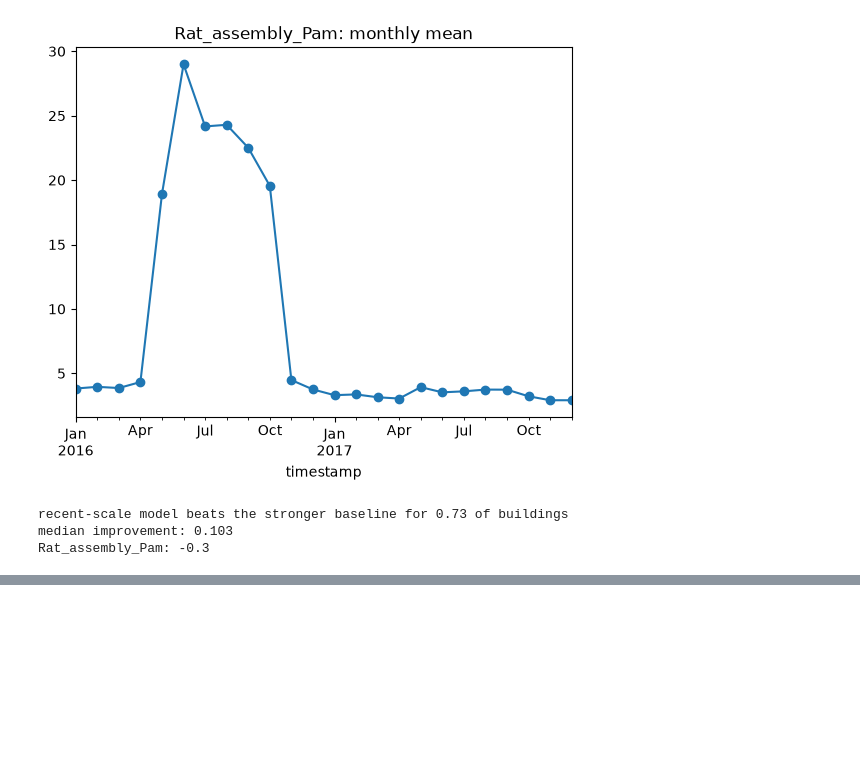
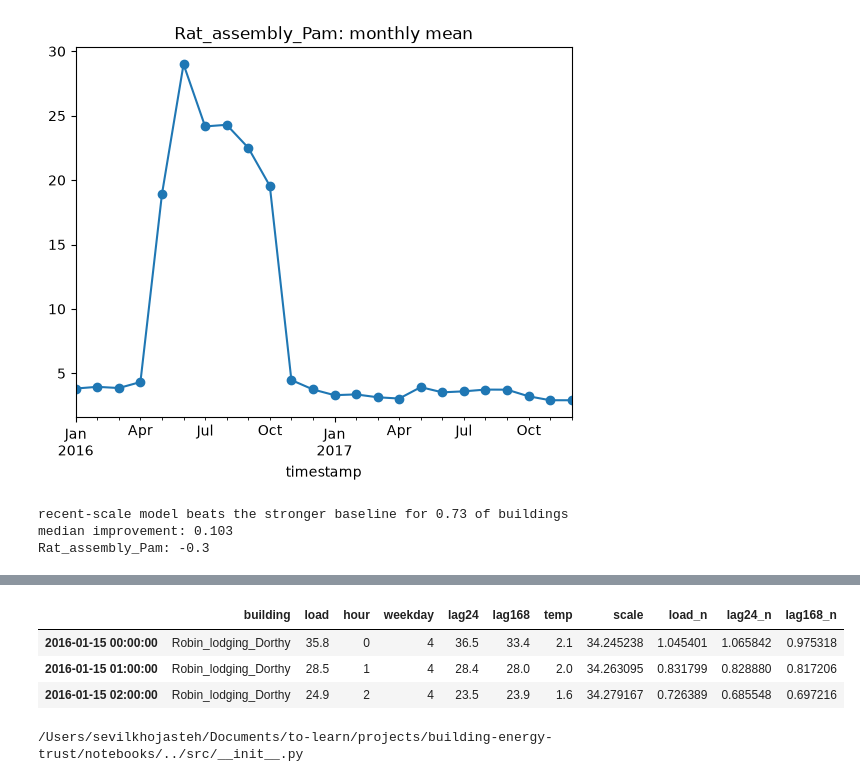
Before and after one commit to sevilkhojasteh/building-energy-trust, a Jupyter notebook: notebooks/02_first_model.ipynb, the cells around one changed output, grey strips where cells are left out. Cells and saved outputs as stored; diff of their text form; code cells hidden in the pictures; blank space fills up the shorter version.

Commit message:
Move feature building to src/features.py; log scale comparison

```diff
--- a/notebooks/02_first_model.ipynb
+++ b/notebooks/02_first_model.ipynb
@@ -243,0 +308,30 @@ Rat_assembly_Pam: -0.3
+# %%
+
+def make_features(b, df_clean, temp):
+    """Feature table for one building: one row per hour."""
+    site = b.split("_")[0]
+    s = df_clean[b]
+    recent = s.shift(24).rolling(168, min_periods=24).mean()
+    feat = pd.DataFrame({"building": b, "load": s, "hour": s.index.hour,
+                         "weekday": s.index.weekday, "lag24": s.shift(24),
+                         "lag168": s.shift(168), "temp": temp[site],
+                         "scale": recent.where(recent > 0.01)})
+    for col in ["load", "lag24", "lag168"]:
+        feat[col + "_n"] = feat[col] / feat["scale"]
+    return feat
+# %%
+sys.path.append("..")
+from src.features import make_features
+
+feat = make_features("Robin_lodging_Dorthy", df_clean, temp)
+feat.loc["2016-01-15"].head(3)
+# %% [output]
+|  | building | load | hour | weekday | lag24 | lag168 | temp | scale | load_n | lag24_n | lag168_n |
+| 2016-01-15 00:00:00 | Robin_lodging_Dorthy | 35.8 | 0 | 4 | 36.5 | 33.4 | 2.1 | 34.245238 | 1.045401 | 1.065842 | 0.975318 |
+| 2016-01-15 01:00:00 | Robin_lodging_Dorthy | 28.5 | 1 | 4 | 28.4 | 28.0 | 2.0 | 34.263095 | 0.831799 | 0.828880 | 0.817206 |
+| 2016-01-15 02:00:00 | Robin_lodging_Dorthy | 24.9 | 2 | 4 | 23.5 | 23.9 | 1.6 | 34.279167 | 0.726389 | 0.685548 | 0.697216 |
+# %%
+import src
+print(src.__file__)
+# %% [output]
+/Users/sevilkhojasteh/Documents/to-learn/projects/building-energy-trust/notebooks/../src/__init__.py
```
Also changed, not shown: parts of 3 cells of this notebook, 2 other files.
